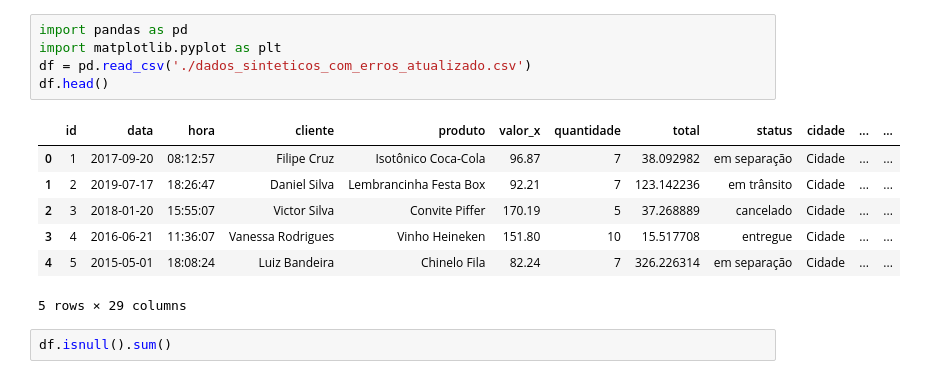
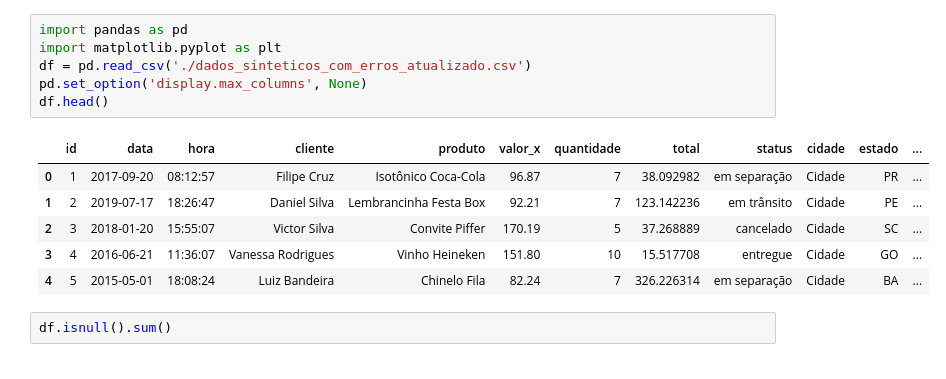
Before and after one commit to sergiolfaria/Atividades_Ciencia_De_Dados, a Jupyter notebook: dados_sinteticos/exercico.ipynb, the cells around one changed output. Cells and saved outputs as stored; diff of their text form.

```diff
--- a/dados_sinteticos/exercico.ipynb
+++ b/dados_sinteticos/exercico.ipynb
@@ -1,16 +1,16 @@
 # %%
 import pandas as pd
 import matplotlib.pyplot as plt
 df = pd.read_csv('./dados_sinteticos_com_erros_atualizado.csv')
+pd.set_option('display.max_columns', None)
 df.head()
 # %% [output]
-|  | id | data | hora | cliente | produto | valor_x | quantidade | total | status | cidade | ... | ... |
-| 0 | 1 | 2017-09-20 | 08:12:57 | Filipe Cruz | Isotônico Coca-Cola | 96.87 | 7 | 38.092982 | em separação | Cidade | ... | ... |
-| 1 | 2 | 2019-07-17 | 18:26:47 | Daniel Silva | Lembrancinha Festa Box | 92.21 | 7 | 123.142236 | em trânsito | Cidade | ... | ... |
-| 2 | 3 | 2018-01-20 | 15:55:07 | Victor Silva | Convite Piffer | 170.19 | 5 | 37.268889 | cancelado | Cidade | ... | ... |
-| 3 | 4 | 2016-06-21 | 11:36:07 | Vanessa Rodrigues | Vinho Heineken | 151.80 | 10 | 15.517708 | entregue | Cidade | ... | ... |
-| 4 | 5 | 2015-05-01 | 18:08:24 | Luiz Bandeira | Chinelo Fila | 82.24 | 7 | 326.226314 | em separação | Cidade | ... | ... |
+|  | id | data | hora | cliente | produto | valor_x | quantidade | total | status | cidade | estado | ... |
+| 0 | 1 | 2017-09-20 | 08:12:57 | Filipe Cruz | Isotônico Coca-Cola | 96.87 | 7 | 38.092982 | em separação | Cidade | PR | ... |
+| 1 | 2 | 2019-07-17 | 18:26:47 | Daniel Silva | Lembrancinha Festa Box | 92.21 | 7 | 123.142236 | em trânsito | Cidade | PE | ... |
+| 2 | 3 | 2018-01-20 | 15:55:07 | Victor Silva | Convite Piffer | 170.19 | 5 | 37.268889 | cancelado | Cidade | SC | ... |
+| 3 | 4 | 2016-06-21 | 11:36:07 | Vanessa Rodrigues | Vinho Heineken | 151.80 | 10 | 15.517708 | entregue | Cidade | GO | ... |
+| 4 | 5 | 2015-05-01 | 18:08:24 | Luiz Bandeira | Chinelo Fila | 82.24 | 7 | 326.226314 | em separação | Cidade | BA | ... |
-5 rows × 29 columns
 # %%
 df.isnull().sum()
 # %% [output]
```
Also changed, not shown: parts of 13 cells of this notebook.
